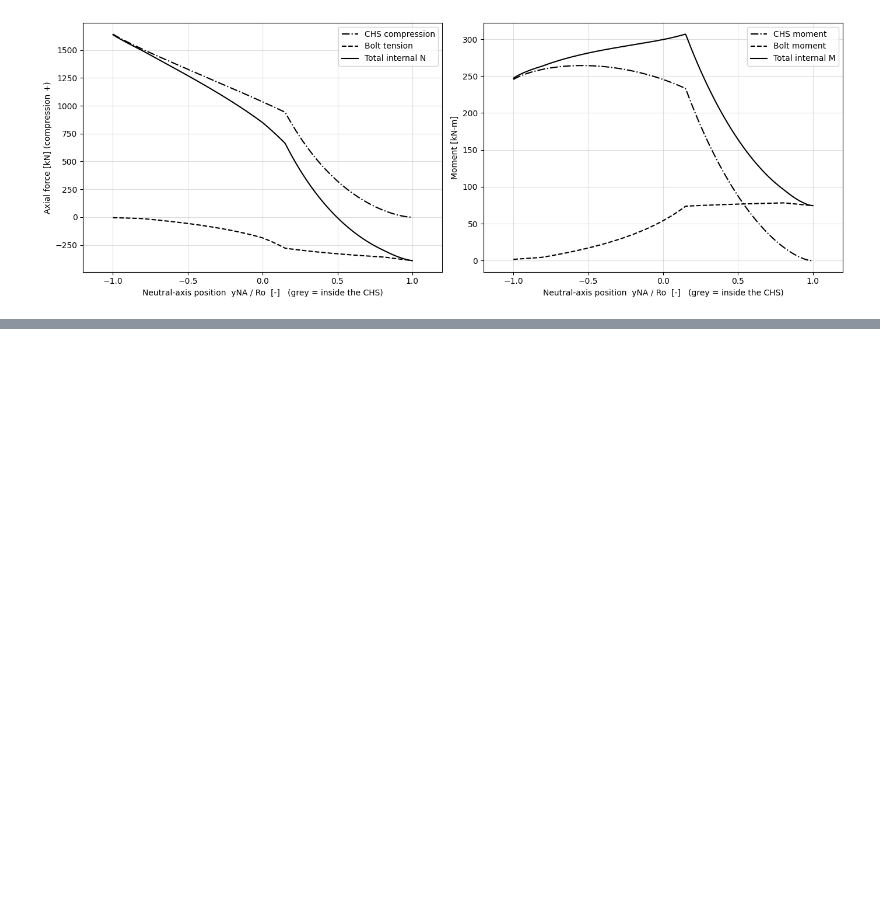
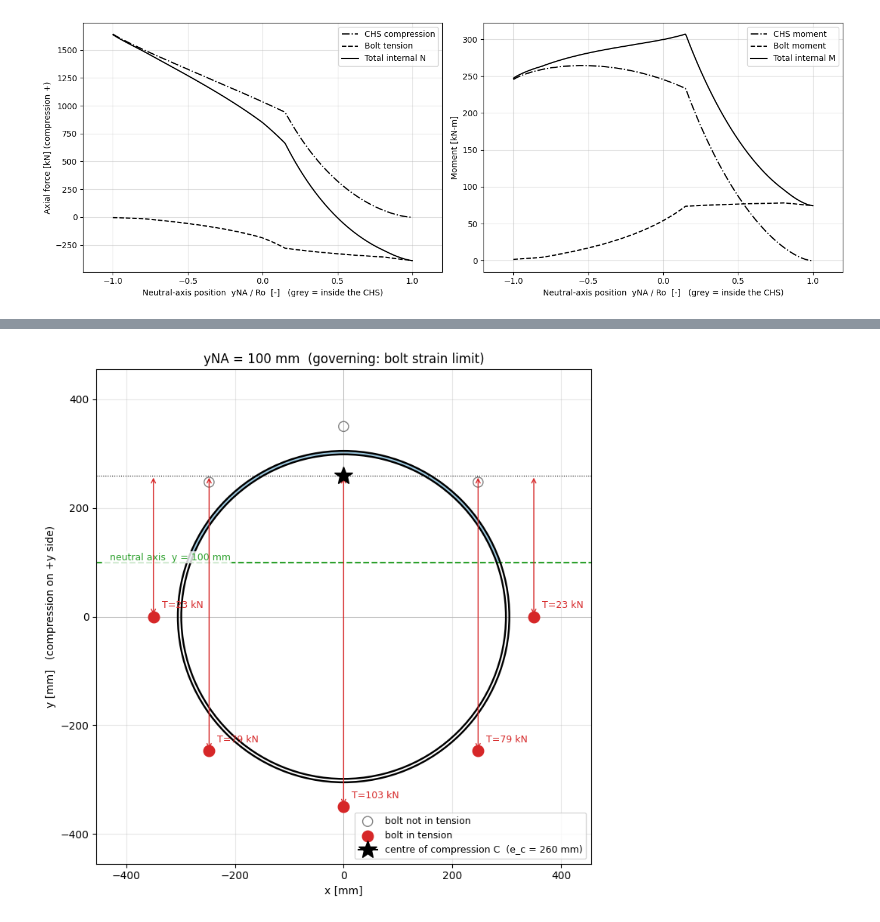
Before and after one commit to NikolaosSkretas/Simple-CHS-Bolts-Interaction-Diagram, a Jupyter notebook: SimpleCHS_BoltsInteraction.ipynb, the cells around one changed output, grey strips where cells are left out. Saved outputs shown, nothing was run; the diff lists cells and outputs as text; code cells hidden in the pictures; blank space fills up the shorter version.

```diff
--- a/SimpleCHS_BoltsInteraction.ipynb
+++ b/SimpleCHS_BoltsInteraction.ipynb
@@ -266,7 +266,7 @@ def chs_bolts_state_eps(eps0, kappa, R1, theta_bolts, Ro, Ri, A_bolt,
         I_N, I_M = compression_zone(s*yNA, Ro, Ri)   # work in y' = s*y, kappa' = k > 0
         Nc, Mc = E_chs*k*I_N, s*E_chs*k*I_M
     N_bolts = T_bolts.sum(); M_bolts = (T_bolts*y_b).sum()
-    return dict(yNA=yNA, eps0=eps0, kappa=kappa,
+    return dict(yNA=yNA, eps0=eps0, kappa=kappa, y_bolts=y_b,
                 epsmax_chs=eps0 + abs(kappa)*Ro,
                 N_compression=Nc, M_compression=Mc, T_bolts=T_bolts, eps_bolt=eps_b,
                 N_bolts=N_bolts, M_bolts=M_bolts,
@@ -544,0 +563,79 @@ demand N =     500 kN, M =   250 kNm  ->  INSIDE (OK)
+# %%
+def centre_of_compression(s):
+    """e_c = Mc/Nc  [mm from the CHS centre, +y toward the compressed side]."""
+    Nc = s['N_compression']
+    return s['M_compression']/Nc if Nc > 1e-6 else np.nan
+
+def check_about_Cc(N_ext, M_ext, s):
+    """Equilibrium check using the centre of compression C.
+       N_ext, M_ext: compression +, M about the CHS centre (N.mm)."""
+    ec    = centre_of_compression(s)
+    Tmag  = -s['T_bolts']                       # tension magnitudes (>= 0)
+    y_b   = s['y_bolts']
+    ten   = Tmag > 0
+    print(f"N_c = {s['N_compression']/1e3:9.1f} kN   e_c = {ec:8.1f} mm   yNA = {s['yNA']:8.1f} mm")
+    for i in np.where(ten)[0]:
+        print(f"  bolt {i}: y = {y_b[i]:7.1f} mm   T = {Tmag[i]/1e3:7.1f} kN   z = e_c - y = {ec - y_b[i]:7.1f} mm")
+    # (1) axial: N_ext = Nc - sum(T)
+    print(f"axial   : N_ext = {N_ext/1e3:9.1f} kN | Nc - sum T = {(s['N_compression'] - Tmag.sum())/1e3:9.1f} kN")
+    # (2) moments about C: M_ext - N_ext*e_c = sum(T*z)
+    lhs = M_ext - N_ext*ec
+    rhs = (Tmag[ten]*(ec - y_b[ten])).sum()
+    print(f"moments : M_ext - N_ext*e_c = {lhs/1e6:9.2f} kNm | sum T*z = {rhs/1e6:9.2f} kNm")
+
+def plot_state(s, R1, theta_bolts, Ro, Ri, title=None):
+    """CHS, compressed zone, neutral axis, bolts in tension and the centre of compression.
+       s must come from chs_bolts_state / chs_bolts_state_eps / capacity_state(side=+1)."""
+    eps0, kappa = s['eps0'], s['kappa']
+    th  = np.deg2rad(np.asarray(theta_bolts, float))
+    xb, yb = R1*np.sin(th), s['y_bolts']
+    Tmag = -s['T_bolts']; ten = Tmag > 0
+    ec = centre_of_compression(s); yNA = s['yNA']
+
+    fig, ax = plt.subplots(figsize=(7.5, 7.5))
+    # compressed part of the annulus (eps > 0)
+    g = np.linspace(-1.1*Ro, 1.1*Ro, 700); X, Y = np.meshgrid(g, g)
+    Rr = np.hypot(X, Y)
+    comp = (Rr <= Ro) & (Rr >= Ri) & (eps0 + kappa*Y > 0)
+    ax.contourf(X, Y, comp.astype(float), levels=[0.5, 1.5], colors=["#9ecae1"], zorder=1)
+    ax.add_patch(plt.Circle((0, 0), Ro, fill=False, lw=1.8, color="k", zorder=3))
+    ax.add_patch(plt.Circle((0, 0), Ri, fill=False, lw=1.8, color="k", zorder=3))
+    # neutral axis
+    lim = 1.3*R1
+    if np.isfinite(yNA) and abs(yNA) < lim:
+        ax.axhline(yNA, color="tab:green", ls="--", lw=1.5, zorder=2)
+        ax.text(-lim*0.97, yNA, f"  neutral axis  y = {yNA:.0f} mm", color="tab:green",
+                va="bottom", fontsize=9,
+                bbox=dict(fc="white", ec="none", alpha=0.8, pad=1))
+    # bolts
+    ax.scatter(xb[~ten], yb[~ten], s=90, facecolors="none", edgecolors="0.5", zorder=4,
+               label="bolt not in tension")
+    ax.scatter(xb[ten], yb[ten], s=110, c="tab:red", zorder=5, label="bolt in tension")
+    # centre of compression + lever arms
+    if np.isfinite(ec):
+        ax.plot(0, ec, marker="*", ms=18, c="k", zorder=6,
+                label=f"centre of compression C  (e_c = {ec:.0f} mm)")
+        ax.axhline(ec, color="k", ls=":", lw=0.8, zorder=2)
+        for i in np.where(ten)[0]:
+            ax.annotate("", xy=(xb[i], ec), xytext=(xb[i], yb[i]),
+                        arrowprops=dict(arrowstyle="<->", color="tab:red", lw=1), zorder=4)
+    for i in np.where(ten)[0]:
+        ax.annotate(f"T={Tmag[i]/1e3:.0f} kN", (xb[i], yb[i]), xytext=(8, 8),
+                    textcoords="offset points", fontsize=9, color="tab:red")
+    ax.axhline(0, color="0.7", lw=0.6); ax.axvline(0, color="0.7", lw=0.6)
+    ax.set_xlim(-lim, lim); ax.set_ylim(-lim, lim); ax.set_aspect("equal")
+    ax.set_xlabel("x [mm]"); ax.set_ylabel("y [mm]   (compression on +y side)")
+    ax.set_title(title or f"Nc = {s['N_compression']/1e3:.0f} kN,  sum T = {Tmag.sum()/1e3:.0f} kN")
+    ax.legend(loc="lower right", fontsize=9); ax.grid(True, alpha=0.3)
+    plt.tight_layout(); plt.show()
+
+# ---- example: prescribe a neutral axis, take the strain state at the limits -------------
+yNA_given = 100.0                                  # mm (any value, also outside the section)
+s = capacity_state(yNA_given, +1, R1, theta_bolts, Ro, Ri, A_bolt,
+                   epsmax_chs, epsmax_bolt, E_chs, E_bolt)
+print("governing limit:", s['governing'])
+# print(s['N_int']/1.e3, s['M_int']/1.e6,)
+check_about_Cc(s['N_int'], s['M_int'], s)          # actions = resultants of this state
+plot_state(s, R1, theta_bolts, Ro, Ri,
+           title=f"yNA = {yNA_given:.0f} mm  (governing: {s['governing']} strain limit)")
+# %% [output]
@@ -544,0 +651 @@ demand N =     500 kN, M =   250 kNm  ->  INSIDE (OK)
+[figure, added]
```
Also changed, not shown: parts of 2 cells of this notebook.
